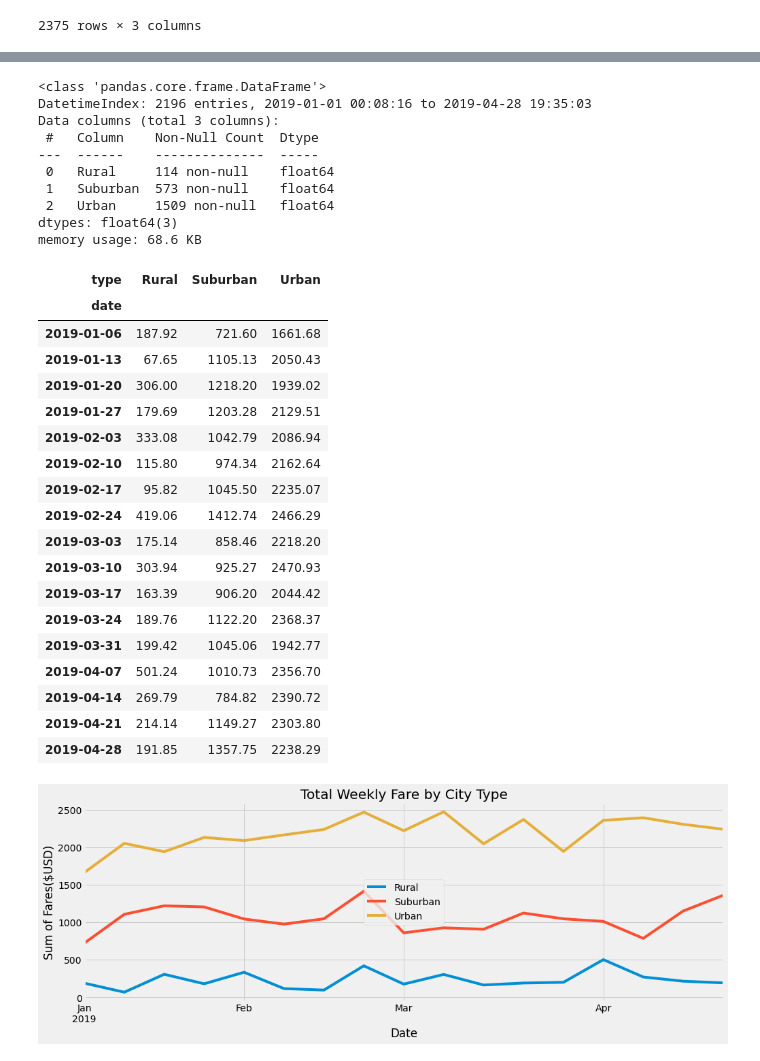
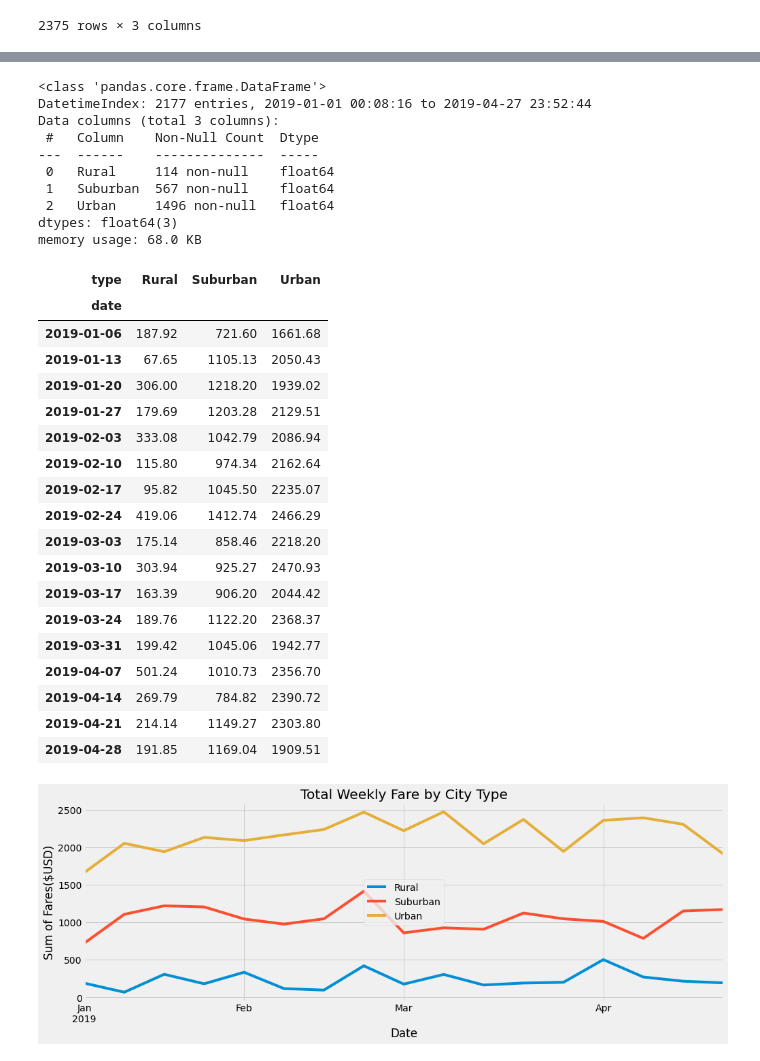
Before and after one commit to Shady-Ishak/PyBer_Analysis., a Jupyter notebook: PyBer_Analysis/PyBer_Challenge_starter_code.ipynb, the cells around one changed output, grey strips where cells are left out. Cells and saved outputs as stored; diff of their text form; code cells hidden in the pictures.

```diff
--- a/PyBer_Analysis/PyBer_Challenge_starter_code.ipynb
+++ b/PyBer_Analysis/PyBer_Challenge_starter_code.ipynb
@@ -155,8 +155,8 @@ pivot_date
 | 2019-05-08 13:10:18 | NaN | NaN | 18.04 |
 2375 rows × 3 columns
 # %%
-# 5. Create a new DataFrame from the pivot table DataFrame using loc on the given dates, '2019-01-01':'2019-04-29'.
-pivot_df=pivot_date.loc['2019-01-01':'2019-04-29',:]
+# 5. Create a new DataFrame from the pivot table DataFrame using loc on the given dates, '2019-01-01':'2019-04-28'.
+pivot_df=pivot_date.loc['2019-01-01':'2019-04-28',:]
 pivot_df
 # %% [output]
 | type | Rural | Suburban | Urban |
@@ -199,15 +199,15 @@ pivot_df
 pivot_df.info()
 # %% [output]
 <class 'pandas.core.frame.DataFrame'>
-DatetimeIndex: 2196 entries, 2019-01-01 00:08:16 to 2019-04-28 19:35:03
+DatetimeIndex: 2177 entries, 2019-01-01 00:08:16 to 2019-04-27 23:52:44
 Data columns (total 3 columns):
  #   Column    Non-Null Count  Dtype
 ---  ------    --------------  -----
  0   Rural     114 non-null    float64
- 1   Suburban  573 non-null    float64
- 2   Urban     1509 non-null   float64
+ 1   Suburban  567 non-null    float64
+ 2   Urban     1496 non-null   float64
 dtypes: float64(3)
-memory usage: 68.6 KB
+memory usage: 68.0 KB
 # %%
 # 8. Create a new DataFrame using the "resample()" function by week 'W' and get the sum of the fares for each week.
 pivot_w_df=pivot_df.resample("W").sum()
@@ -231,23 +231,23 @@ pivot_w_df
 | 2019-04-07 | 501.24 | 1010.73 | 2356.70 |
 | 2019-04-14 | 269.79 | 784.82 | 2390.72 |
 | 2019-04-21 | 214.14 | 1149.27 | 2303.80 |
-| 2019-04-28 | 191.85 | 1357.75 | 2238.29 |
+| 2019-04-28 | 191.85 | 1169.04 | 1909.51 |
 # %%
 # 8. Using the object-oriented interface method, plot the resample DataFrame using the df.plot() function.
 fig, ax = plt.subplots(figsize=(15, 5))
 
 pivot_w_df.plot.line(ax=ax)
 # Import the style from Matplotlib.
 from matplotlib import style
 # Use the graph style fivethirtyeight.
 style.use('fivethirtyeight')
 
 
 ax.legend(loc=10)
 ax.set_xlabel('Date')
 ax.set_ylabel('Sum of Fares($USD)')
 ax.set_title("Total Weekly Fare by City Type")
-
+plt.grid
 fig.savefig('analysis/PyBer_fare_summary.png',bbox_inches="tight")
 # %% [output]
-[figure, old version]
+[figure, new version]
```
Also changed, not shown: parts of 2 cells of this notebook, 1 other file.
